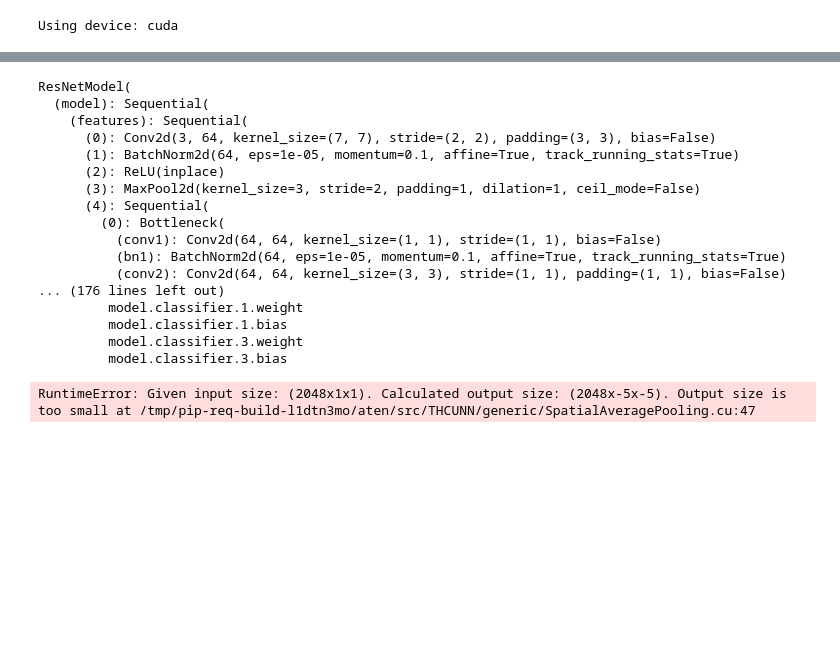
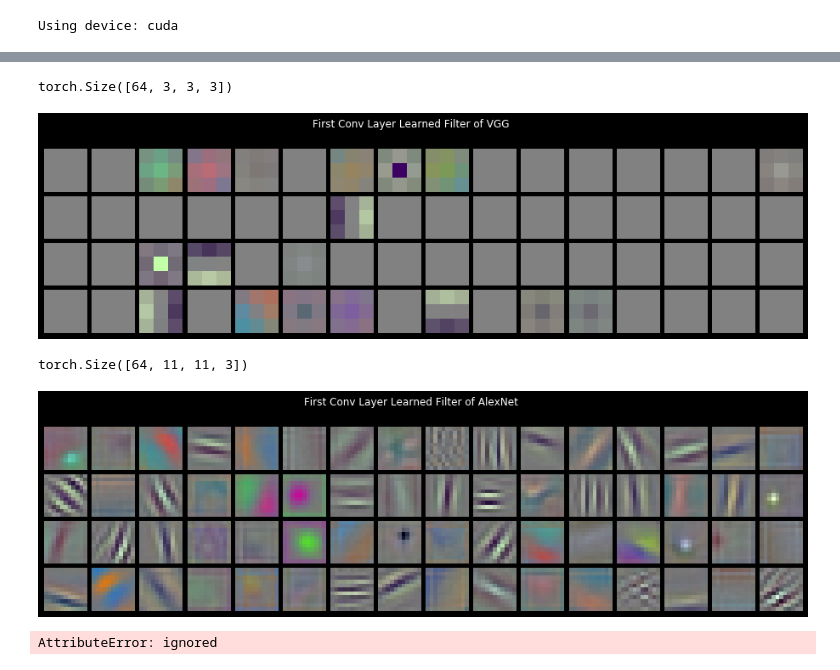
Before and after one commit to chiragbhuvaneshwara/cifar10Project, a Jupyter notebook: cifar10TransferLearning.ipynb, the cells around one changed output, grey strips where cells are left out. Saved outputs shown, nothing was run; the diff lists cells and outputs as text; code cells hidden in the pictures; blank space fills up the shorter version.

```diff
--- a/cifar10TransferLearning.ipynb
+++ b/cifar10TransferLearning.ipynb
@@ -153,7 +168,7 @@ class VggModel(nn.Module):
         super(VggModel, self).__init__()
 
         #load the pretrained model
-        vgg11_bn = models.vgg11_bn(pretrained=pretrained)
+        vgg11_bn = models.vgg19_bn(pretrained=pretrained)
         self.model = nn.Sequential()
         self.model.features = vgg11_bn.features
         set_parameter_requires_grad(self.model, fine_tune)
@@ -392,3 +623,32 @@ def trainAndTest(modelClass, num_classes, fine_tune, pretrained, nameOfModel):
+# %%
+def loadModelAndTest(modelClass, modelName, fine_tune, pretrained):
+
+    model= modelClass(num_classes, fine_tune, pretrained)
+    model.load_state_dict(torch.load(path+'TransferLearning_models/'+ modelName +'.ckpt'))
+    model.to(device)
+    model.eval()
+    with torch.no_grad():
+        correct = 0
+        total = 0
+        allPredLabels = []
+        for images, labels in test_loader:
+            images = images.to(device)
+            labels = labels.to(device)
+
+            outputs = model(images)
+            _, predicted = torch.max(outputs.data, 1)
+            allPredLabels.append(predicted)
+
+            total += labels.size(0)
+            correct += (predicted == labels).sum().item()
+
+        acc = 100 * correct / total
+        print('Accuracy of the best network on the {} test images: {} %'.format(total, acc))
+
+    allPredLabels = [i.tolist() for i in allPredLabels]
+    y_pred = [item for sublist in allPredLabels for item in sublist]
+
+    return model, acc, y_pred
 # %%
-vgg, accVGG = trainAndTest(VggModel, num_classes, fine_tune, pretrained, 'vggModel')
+vgg, accVGG, y_pred_vgg = loadModelAndTest(VggModel, 'vggModel', fine_tune=False, pretrained=True)
 # %% [output]
@@ -435,22 +665,3 @@ RuntimeError: Given input size: (256x1x1). Calculated output size: (256x0x0). Ou
 # %%
-resnet, accRES = trainAndTest(ResNetModel , num_classes, fine_tune, pretrained, 'resnetModel')
+resnet, accRES, y_pred_resnet = loadModelAndTest(ResNetModel, 'resnetModel')
-# %% [output]
-ResNetModel(
-  (model): Sequential(
-    (features): Sequential(
-      (0): Conv2d(3, 64, kernel_size=(7, 7), stride=(2, 2), padding=(3, 3), bias=False)
-      (1): BatchNorm2d(64, eps=1e-05, momentum=0.1, affine=True, track_running_stats=True)
-      (2): ReLU(inplace)
-      (3): MaxPool2d(kernel_size=3, stride=2, padding=1, dilation=1, ceil_mode=False)
-      (4): Sequential(
-        (0): Bottleneck(
-          (conv1): Conv2d(64, 64, kernel_size=(1, 1), stride=(1, 1), bias=False)
-          (bn1): BatchNorm2d(64, eps=1e-05, momentum=0.1, affine=True, track_running_stats=True)
-          (conv2): Conv2d(64, 64, kernel_size=(3, 3), stride=(1, 1), padding=(1, 1), bias=False)
-... (176 lines left out)
-         model.classifier.1.weight
-         model.classifier.1.bias
-         model.classifier.3.weight
-         model.classifier.3.bias
-RuntimeError: Given input size: (2048x1x1). Calculated output size: (2048x-5x-5). Output size is too small at /tmp/pip-req-build-l1dtn3mo/aten/src/THCUNN/generic/SpatialAveragePooling.cu:47
 # %%
@@ -458,8 +669,9 @@ inception, accINCEPTION = trainAndTest(InceptionModel , num_classes, fine_tune,
 # %%
-def VisualizeFilter(model, superTitle):
+def VisualizeFilter(mod, superTitle):
 
-    tensor = torch.ones(model.conv[0].weight.data.size())
-    tensor = model.conv[0].weight.clone().detach().requires_grad_(False)
+    tensor = torch.ones(mod.model.features[0].weight.data.size())
+    tensor = mod.model.features[0].weight.clone().detach().requires_grad_(False)
+    tensor = tensor.permute(0, 2, 3, 1)
     tensor = tensor.cpu().data.numpy()
 
     t_max = np.amax(tensor)
@@ -483,3 +695,17 @@ def VisualizeFilter(model, superTitle):
     fig.suptitle(superTitle, color='white')
     plt.subplots_adjust(wspace=0.1, hspace=0.1)
     plt.show()
+# %%
+VisualizeFilter(vgg, 'First Conv Layer Learned Filter of VGG')
+# %% [output]
+torch.Size([64, 3, 3, 3])
+[figure, added]
+# %%
+VisualizeFilter(alex, 'First Conv Layer Learned Filter of AlexNet')
+# %% [output]
+torch.Size([64, 11, 11, 3])
+[figure, added]
+# %%
+VisualizeFilter(googlenet, 'First Conv Layer Learned Filter of GoogleNet')
+# %% [output]
+AttributeError: ignored
```
Also changed, not shown: parts of 36 cells of this notebook, 1 other file.
